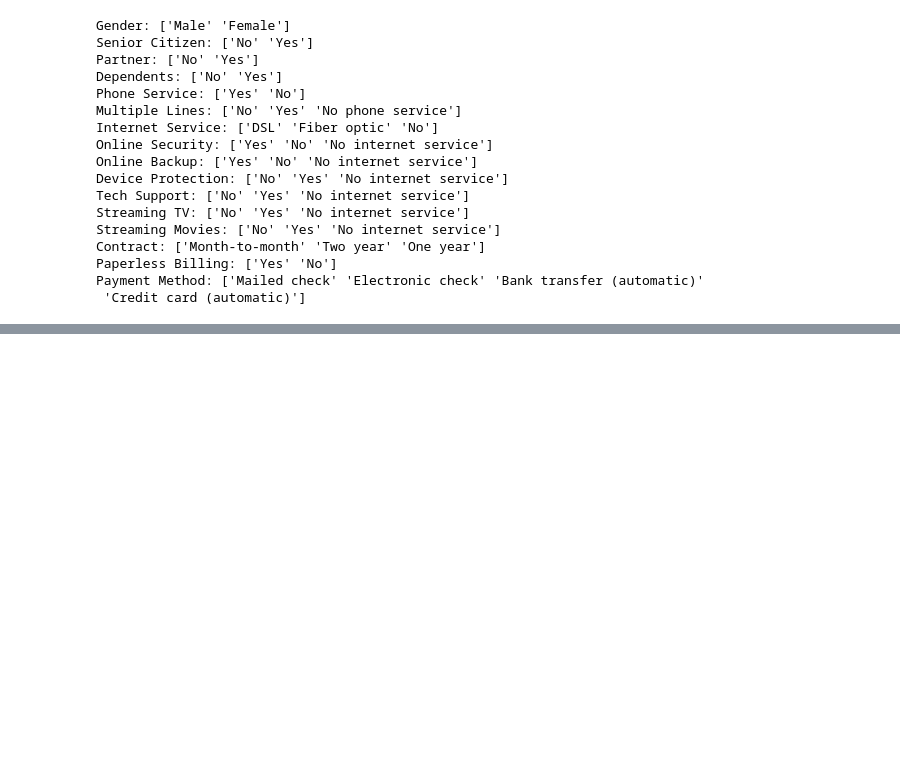
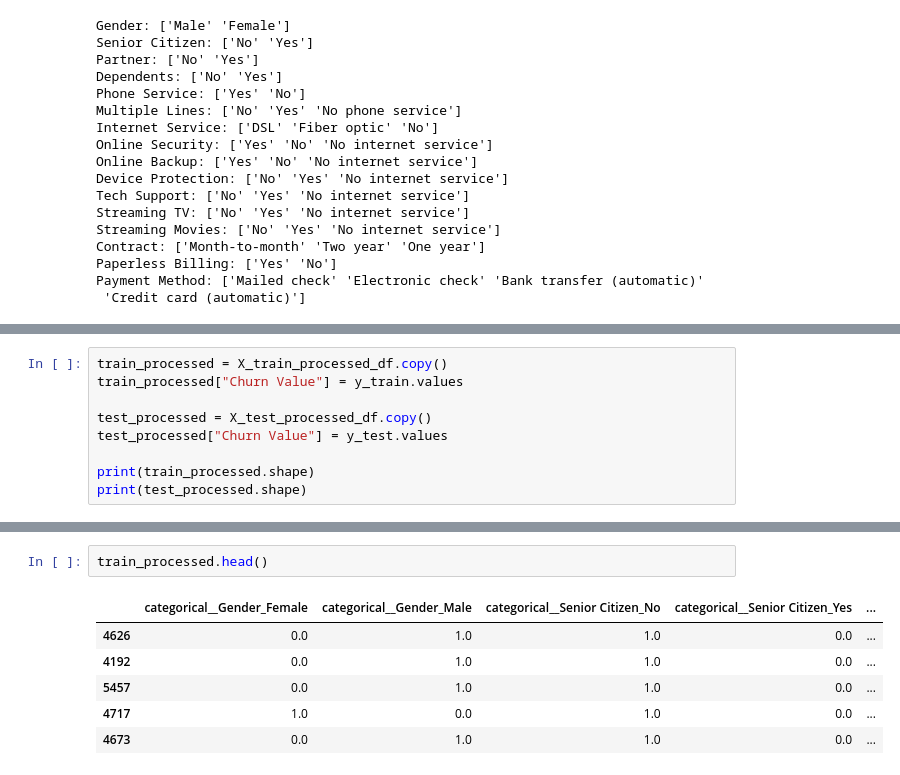
Before and after one commit to yarenyavuz/telecom-customer-retention-intelligence-platform, a Jupyter notebook: notebooks/03_data_preprocessing.ipynb, the cells around one changed output, grey strips where cells are left out. Cells and saved outputs as stored; diff of their text form; blank space fills up the shorter version.

```diff
--- a/notebooks/03_data_preprocessing.ipynb
+++ b/notebooks/03_data_preprocessing.ipynb
@@ -295,0 +441,9 @@ The next stage will focus on:
+# %%
+train_processed = X_train_processed_df.copy()
+train_processed["Churn Value"] = y_train.values
+
+test_processed = X_test_processed_df.copy()
+test_processed["Churn Value"] = y_test.values
+
+print(train_processed.shape)
+print(test_processed.shape)
@@ -295,0 +495,9 @@ The next stage will focus on:
+# %%
+train_processed.head()
+# %% [output]
+|  | categorical__Gender_Female | categorical__Gender_Male | categorical__Senior Citizen_No | categorical__Senior Citizen_Yes | ... |
+| 4626 | 0.0 | 1.0 | 1.0 | 0.0 | ... |
+| 4192 | 0.0 | 1.0 | 1.0 | 0.0 | ... |
+| 5457 | 0.0 | 1.0 | 1.0 | 0.0 | ... |
+| 4717 | 1.0 | 0.0 | 1.0 | 0.0 | ... |
+| 4673 | 0.0 | 1.0 | 1.0 | 0.0 | ... |
```
Also changed, not shown: parts of 21 cells of this notebook, 2 other files.
